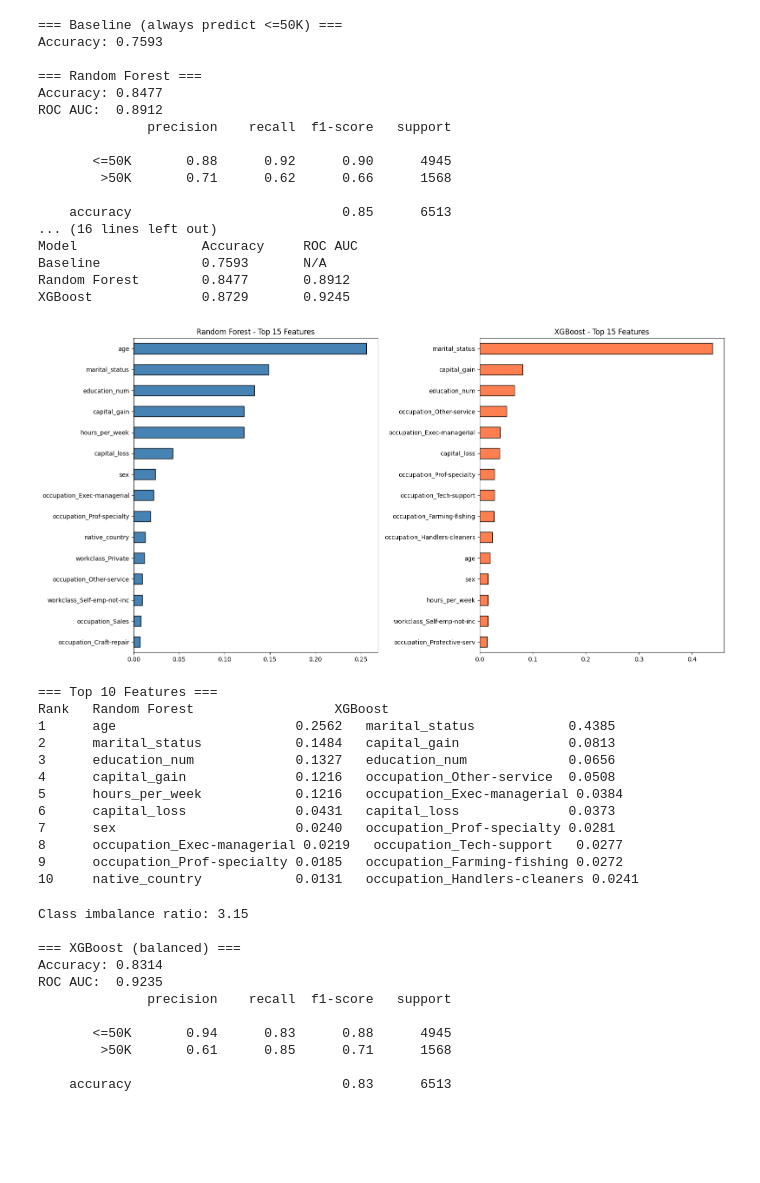
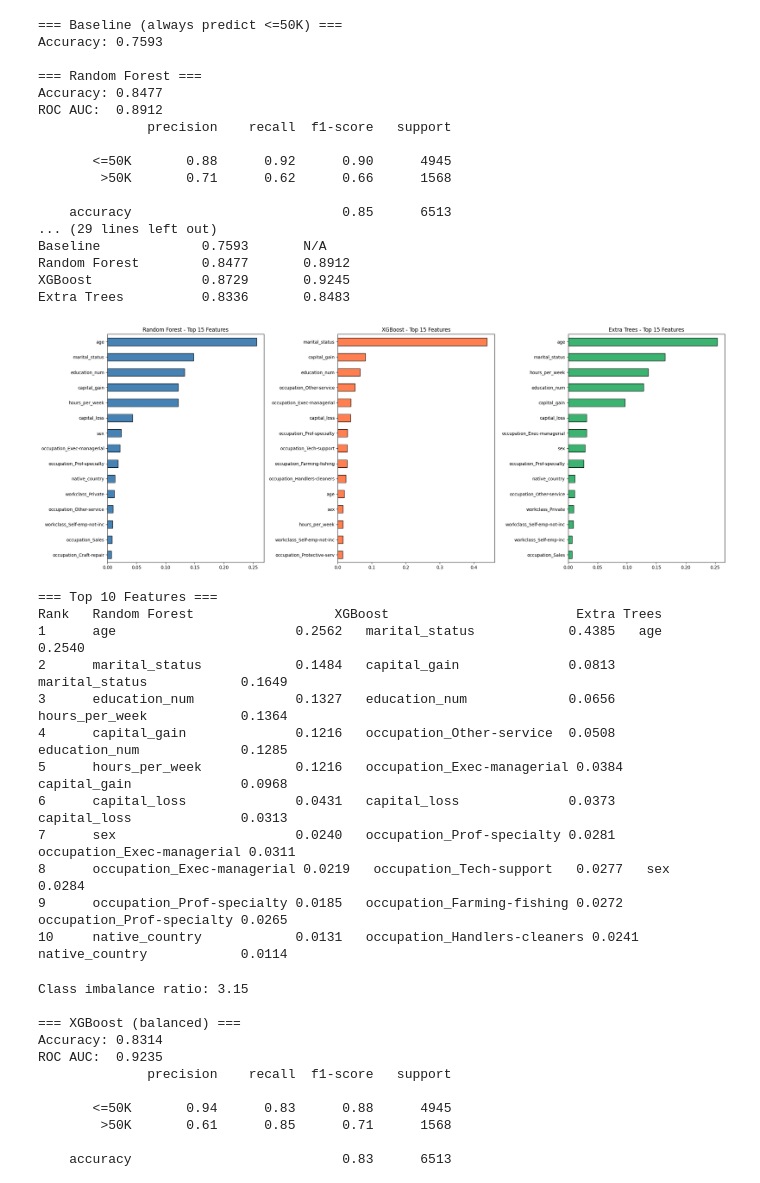
Before and after one commit to Pillangocska/CensusIncomePrediction, a Jupyter notebook: notebook/2_Modeling_and_Evaluation.ipynb, the cells around one changed output. Cells and saved outputs as stored; diff of their text form; code cells hidden in the pictures; blank space fills up the shorter version.

Commit message:
[MODEL] extra trees added as third model

```diff
--- a/notebook/2_Modeling_and_Evaluation.ipynb
+++ b/notebook/2_Modeling_and_Evaluation.ipynb
@@ -7,7 +7,7 @@ X_test = pd.read_csv(f"{data_dir}/X_test.csv")
 y_train = pd.read_csv(f"{data_dir}/y_train.csv").squeeze()
 y_test = pd.read_csv(f"{data_dir}/y_test.csv").squeeze()
 # %%
-from sklearn.ensemble import RandomForestClassifier
+from sklearn.ensemble import RandomForestClassifier, ExtraTreesClassifier
 from xgboost import XGBClassifier
 from sklearn.metrics import accuracy_score, classification_report, roc_auc_score
 
@@ -41,6 +41,17 @@ print(f"Accuracy: {results['XGBoost']['acc']:.4f}")
 print(f"ROC AUC:  {results['XGBoost']['auc']:.4f}")
 print(classification_report(y_test, xgb_pred, target_names=['<=50K', '>50K']))
 
+# 4. Extra Trees
+et = ExtraTreesClassifier(n_estimators=200, random_state=42, n_jobs=-1)
+et.fit(X_train, y_train)
+et_pred = et.predict(X_test)
+et_proba = et.predict_proba(X_test)[:, 1]
+results['Extra Trees'] = {'acc': accuracy_score(y_test, et_pred), 'auc': roc_auc_score(y_test, et_proba)}
+print(f"=== Extra Trees ===")
+print(f"Accuracy: {results['Extra Trees']['acc']:.4f}")
+print(f"ROC AUC:  {results['Extra Trees']['auc']:.4f}")
+print(classification_report(y_test, et_pred, target_names=['<=50K', '>50K']))
+
 # Summary
 print("=== Summary ===")
 print(f"{'Model':<20} {'Accuracy':<12} {'ROC AUC':<12}")
@@ -60,51 +71,57 @@ ROC AUC:  0.8912
         >50K       0.71      0.62      0.66      1568
 
     accuracy                           0.85      6513
-... (16 lines left out)
-Model                Accuracy     ROC AUC
+... (29 lines left out)
 Baseline             0.7593       N/A
 Random Forest        0.8477       0.8912
 XGBoost              0.8729       0.9245
+Extra Trees          0.8336       0.8483
 # %%
 import matplotlib.pyplot as plt
 import numpy as np
 
-fig, axes = plt.subplots(1, 2, figsize=(16, 8))
+fig, axes = plt.subplots(1, 3, figsize=(22, 8))
 
 # Random Forest feature importance
 rf_imp = pd.Series(rf.feature_importances_, index=X_train.columns).sort_values(ascending=True)
 rf_imp.tail(15).plot.barh(ax=axes[0], color='steelblue', edgecolor='black')
 axes[0].set_title('Random Forest - Top 15 Features')
 
 # XGBoost feature importance
 xgb_imp = pd.Series(xgb.feature_importances_, index=X_train.columns).sort_values(ascending=True)
 xgb_imp.tail(15).plot.barh(ax=axes[1], color='coral', edgecolor='black')
 axes[1].set_title('XGBoost - Top 15 Features')
 
+# Extra Trees feature importance
+et_imp = pd.Series(et.feature_importances_, index=X_train.columns).sort_values(ascending=True)
+et_imp.tail(15).plot.barh(ax=axes[2], color='mediumseagreen', edgecolor='black')
+axes[2].set_title('Extra Trees - Top 15 Features')
+
 plt.tight_layout()
 plt.show()
 
 # Text version
 print("=== Top 10 Features ===")
-print(f"{'Rank':<6} {'Random Forest':<30} {'XGBoost':<30}")
+print(f"{'Rank':<6} {'Random Forest':<30} {'XGBoost':<30} {'Extra Trees':<30}")
 rf_top = rf_imp.sort_values(ascending=False).head(10)
 xgb_top = xgb_imp.sort_values(ascending=False).head(10)
+et_top = et_imp.sort_values(ascending=False).head(10)
 for i in range(10):
-    print(f"{i+1:<6} {rf_top.index[i]:<25} {rf_top.values[i]:.4f}   {xgb_top.index[i]:<25} {xgb_top.values[i]:.4f}")
+    print(f"{i+1:<6} {rf_top.index[i]:<25} {rf_top.values[i]:.4f}   {xgb_top.index[i]:<25} {xgb_top.values[i]:.4f}   {et_top.index[i]:<25} {et_top.values[i]:.4f}")
 # %% [output]
-[figure, old version]
+[figure, new version]
 === Top 10 Features ===
-Rank   Random Forest                  XGBoost
-1      age                       0.2562   marital_status            0.4385
-2      marital_status            0.1484   capital_gain              0.0813
-3      education_num             0.1327   education_num             0.0656
-4      capital_gain              0.1216   occupation_Other-service  0.0508
-5      hours_per_week            0.1216   occupation_Exec-managerial 0.0384
-6      capital_loss              0.0431   capital_loss              0.0373
-7      sex                       0.0240   occupation_Prof-specialty 0.0281
-8      occupation_Exec-managerial 0.0219   occupation_Tech-support   0.0277
-9      occupation_Prof-specialty 0.0185   occupation_Farming-fishing 0.0272
-10     native_country            0.0131   occupation_Handlers-cleaners 0.0241
+Rank   Random Forest                  XGBoost                        Extra Trees
+1      age                       0.2562   marital_status            0.4385   age                       0.2540
+2      marital_status            0.1484   capital_gain              0.0813   marital_status            0.1649
+3      education_num             0.1327   education_num             0.0656   hours_per_week            0.1364
+4      capital_gain              0.1216   occupation_Other-service  0.0508   education_num             0.1285
+5      hours_per_week            0.1216   occupation_Exec-managerial 0.0384   capital_gain              0.0968
+6      capital_loss              0.0431   capital_loss              0.0373   capital_loss              0.0313
+7      sex                       0.0240   occupation_Prof-specialty 0.0281   occupation_Exec-managerial 0.0311
+8      occupation_Exec-managerial 0.0219   occupation_Tech-support   0.0277   sex                       0.0284
+9      occupation_Prof-specialty 0.0185   occupation_Farming-fishing 0.0272   occupation_Prof-specialty 0.0265
+10     native_country            0.0131   occupation_Handlers-cleaners 0.0241   native_country            0.0114
 # %%
 from sklearn.metrics import precision_recall_curve
 
```
Also changed, not shown: parts of 3 cells of this notebook, 1 other file.
